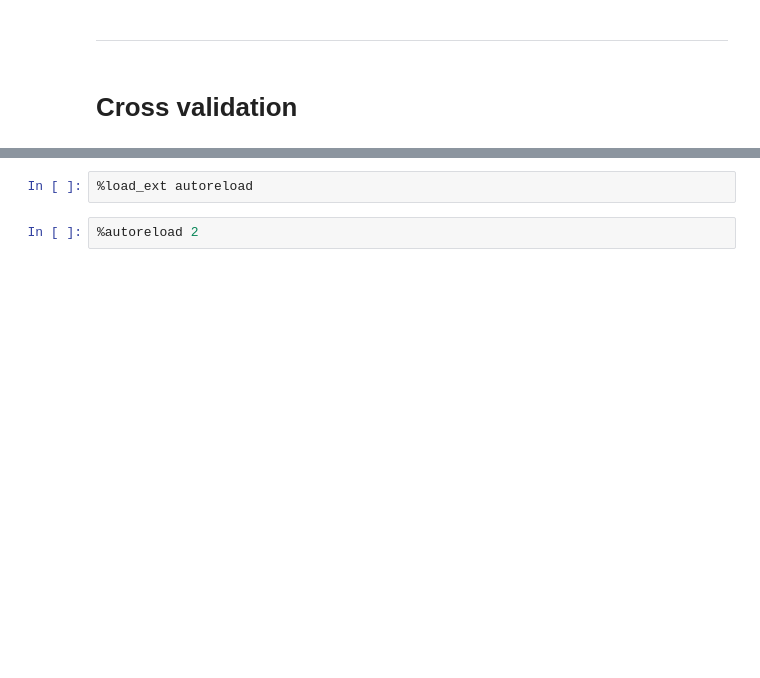
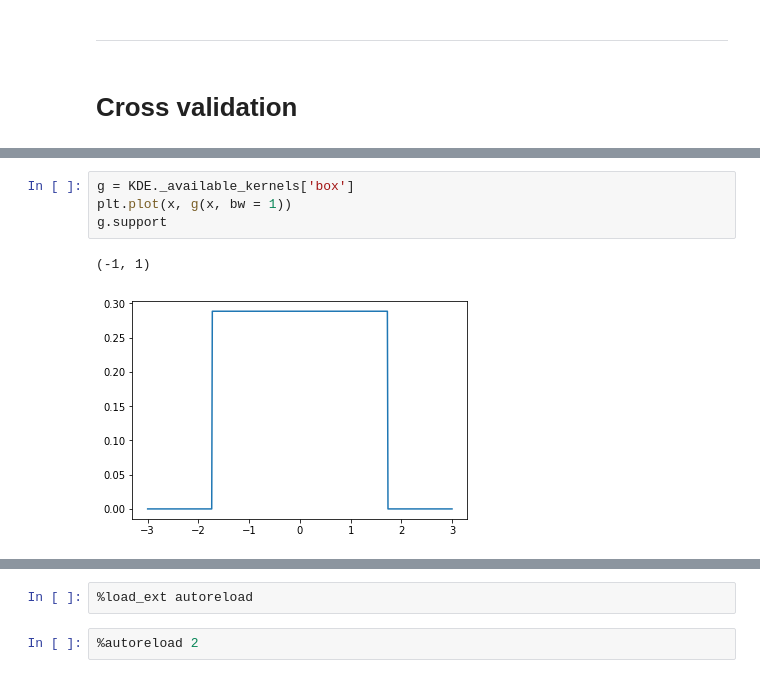
Before and after one commit to tommyod/KDEpy, a Jupyter notebook: sandbox/Testing.ipynb, the cells around one changed output, grey strips where cells are left out. Saved outputs shown, nothing was run; the diff lists cells and outputs as text; blank space fills up the shorter version.

Commit message:
Added better scaling of kernels functions, more tests

```diff
--- a/sandbox/Testing.ipynb
+++ b/sandbox/Testing.ipynb
@@ -107,3 +117,10 @@ errors =
+# %%
+g = KDE._available_kernels['box']
+plt.plot(x, g(x, bw = 1))
+g.support
+# %% [output]
+(-1, 1)
+[figure, added]
 # %%
 np.random.seed(123)
 data = np.random.random(3)
```
Also changed, not shown: parts of 30 cells of this notebook, 5 other files.
